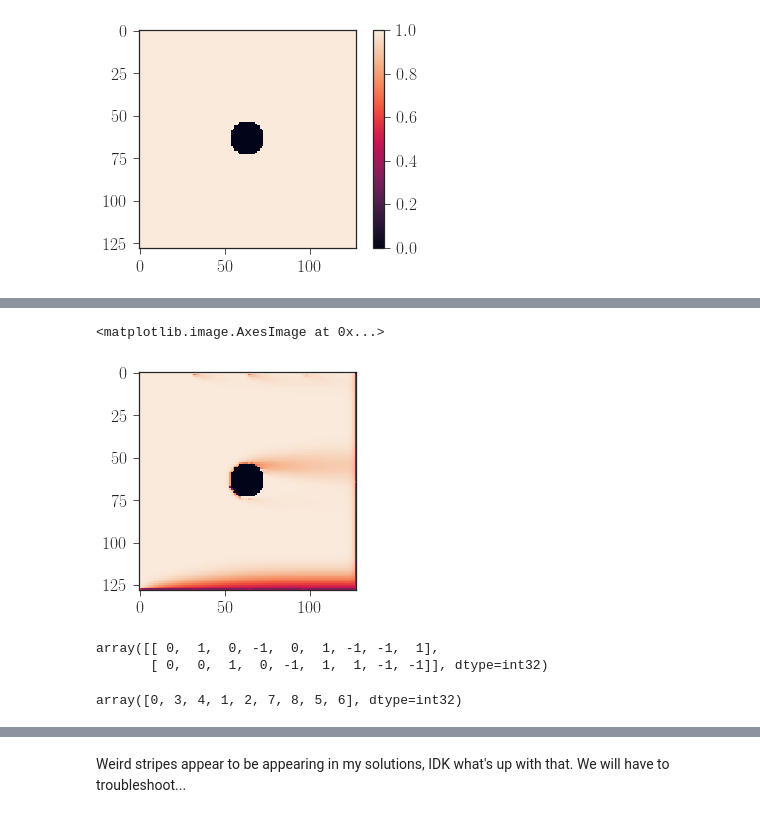
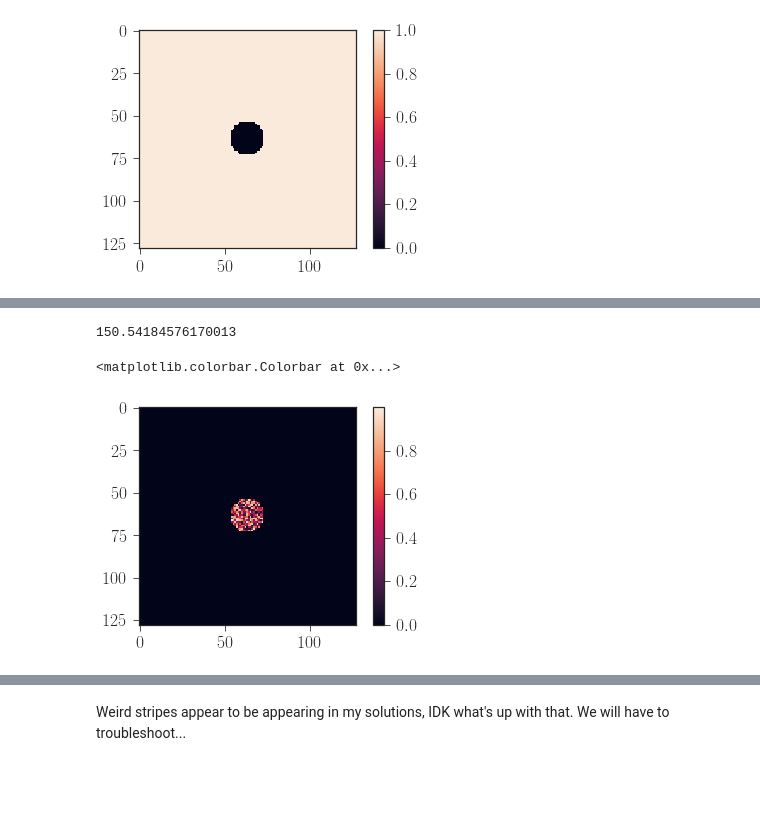
Before and after one commit to btweinstein/LB_colony_growth, a Jupyter notebook: 2018_04_23_mako_opencl_2d.ipynb, the cells around one changed output, grey strips where cells are left out. Cells and saved outputs as stored; diff of their text form; code cells hidden in the pictures; blank space fills up the shorter version.

```diff
--- a/2018_04_23_mako_opencl_2d.ipynb
+++ b/2018_04_23_mako_opencl_2d.ipynb
@@ -98,5 +98,5 @@ plt.colorbar()
 # %%
-k_list = [.1, .1]
+k_list = [10, 10]
 m_reproduce_list = [m0, m0]
 velocity_set = 'D2Q9'
 D = .5 * (1./3.)
@@ -146,5 +161,5 @@ plt.colorbar()
 # %%
-dla_colony.run(30)
+dla_colony.run(100)
 # %%
 plt.imshow(dla_colony.rho.get())
 plt.colorbar()
@@ -154,14 +168,10 @@ plt.colorbar()
+# %%
+dla_colony.absorbed_mass.get().sum()
+# %% [output]
+150.54184576170013
 # %%
-plt.imshow(dla_colony.f.get()[:, :, 7])
+plt.imshow(dla_colony.absorbed_mass.get())
+plt.colorbar()
 # %% [output]
-<matplotlib.image.AxesImage at 0x...>
+<matplotlib.colorbar.Colorbar at 0x...>
-[figure, old version]
+[figure, new version]
-# %%
-dla_colony.velocity_set.c_vec
-# %% [output]
-array([[ 0,  1,  0, -1,  0,  1, -1, -1,  1],
-       [ 0,  0,  1,  0, -1,  1,  1, -1, -1]], dtype=int32)
-# %%
-dla_colony.velocity_set.reflect_list
-# %% [output]
-array([0, 3, 4, 1, 2, 7, 8, 5, 6], dtype=int32)
```
Also changed, not shown: parts of 16 cells of this notebook, 1 other file.
